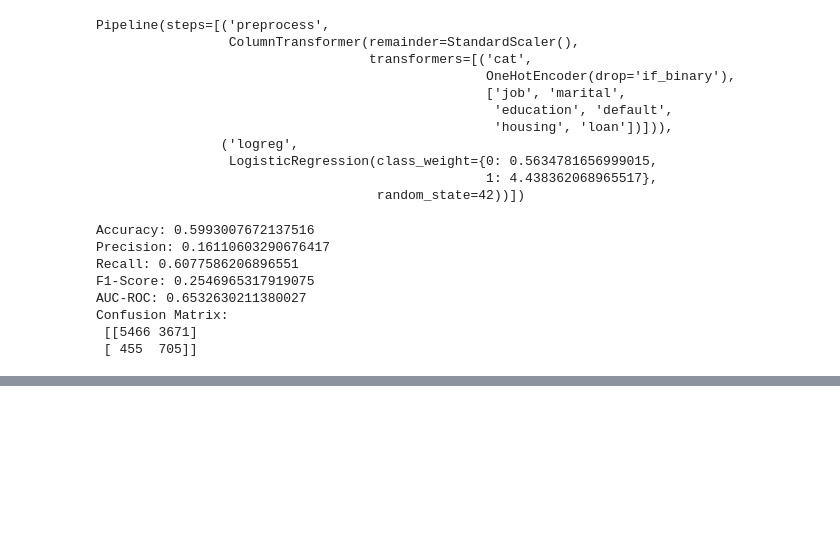
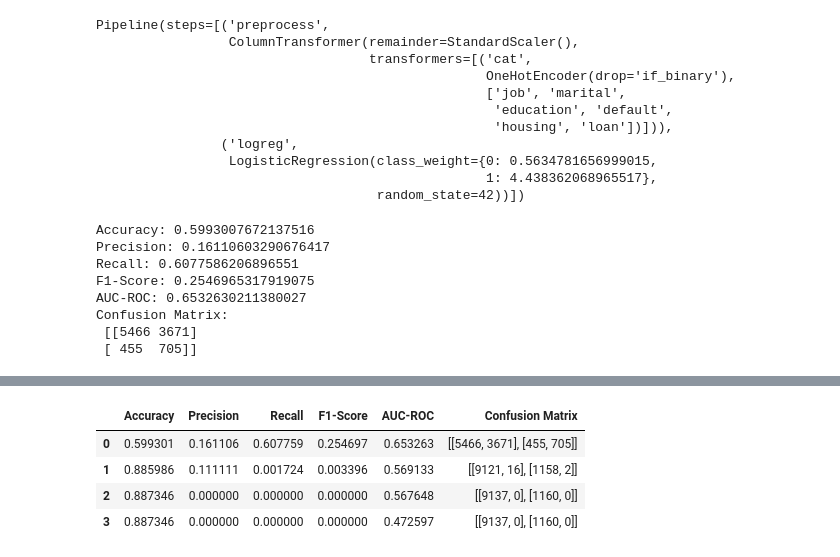
Before and after one commit to Hoomaaan/Portuguese-Banking-Comparing-Classifiers, a Jupyter notebook: prompt_III.ipynb, the cells around one changed output, grey strips where cells are left out. Cells and saved outputs as stored; diff of their text form; code cells hidden in the pictures; blank space fills up the shorter version.

Commit message:
all modified added

```diff
--- a/prompt_III.ipynb
+++ b/prompt_III.ipynb
@@ -536,0 +635,3 @@ Now it looks a lot better in terms of Recall, and AUC score.
+# %%
+dt_modified_res = evaluate_classification_model(grid_dt)
+modified_models_res.append(dt_modified_res)
@@ -536,0 +649,14 @@ Now it looks a lot better in terms of Recall, and AUC score.
+# %%
+params = {
+    'svc__C': [0.01, 0.1, 1, 10],
+    'svc__kernel': ['linear', 'rbf', 'poly'],
+    'svc__gamma': ['scale', 'auto']
+}
+
+svc_pipe = Pipeline([
+    ('preprocess', preprocess),
+    ('svc', SVC(probability=True))
+])
+
+grid_svc = GridSearchCV(svc_pipe, param_grid=params, cv=5, scoring='accuracy')
+grid_svc.fit(X_train, y_train)
@@ -536,0 +680,2 @@ Now it looks a lot better in terms of Recall, and AUC score.
+# %%
+modified_models_res.pop()
@@ -536,0 +690,3 @@ Now it looks a lot better in terms of Recall, and AUC score.
+# %%
+svc_modified_res = evaluate_classification_model(grid_svc)
+modified_models_res.append(svc_modified_res)
@@ -536,0 +702,9 @@ Now it looks a lot better in terms of Recall, and AUC score.
+# %%
+result_df = pd.DataFrame(modified_models_res)
+result_df
+# %% [output]
+|  | Accuracy | Precision | Recall | F1-Score | AUC-ROC | Confusion Matrix |
+| 0 | 0.599301 | 0.161106 | 0.607759 | 0.254697 | 0.653263 | [[5466, 3671], [455, 705]] |
+| 1 | 0.885986 | 0.111111 | 0.001724 | 0.003396 | 0.569133 | [[9121, 16], [1158, 2]] |
+| 2 | 0.887346 | 0.000000 | 0.000000 | 0.000000 | 0.567648 | [[9137, 0], [1160, 0]] |
+| 3 | 0.887346 | 0.000000 | 0.000000 | 0.000000 | 0.472597 | [[9137, 0], [1160, 0]] |
```
Also changed, not shown: parts of 22 cells of this notebook.
